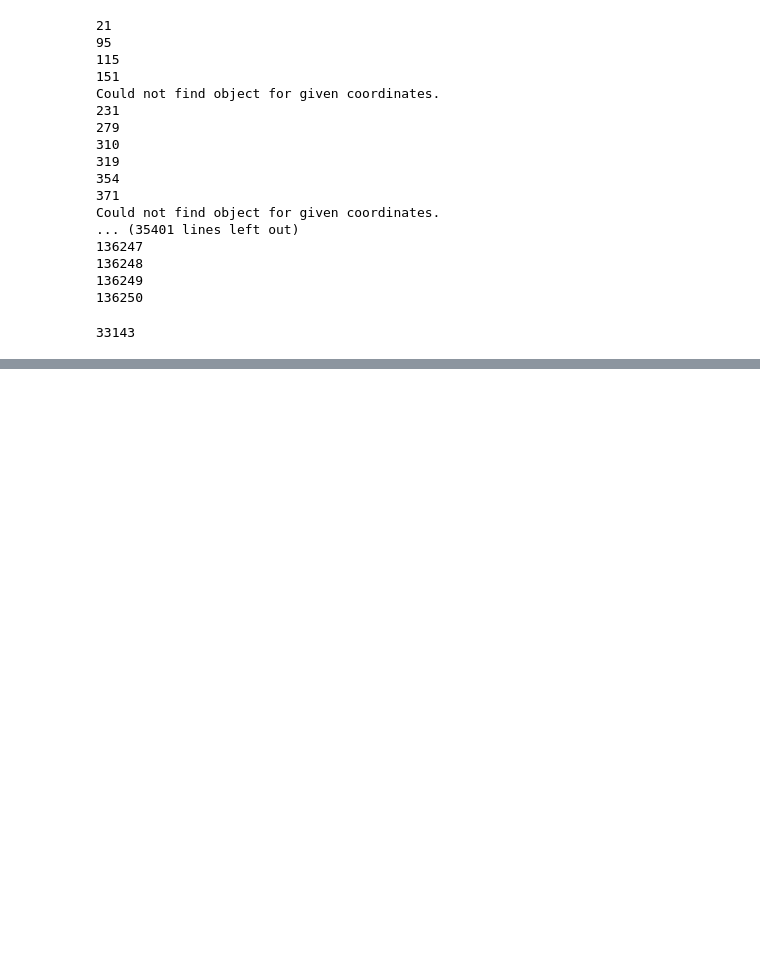
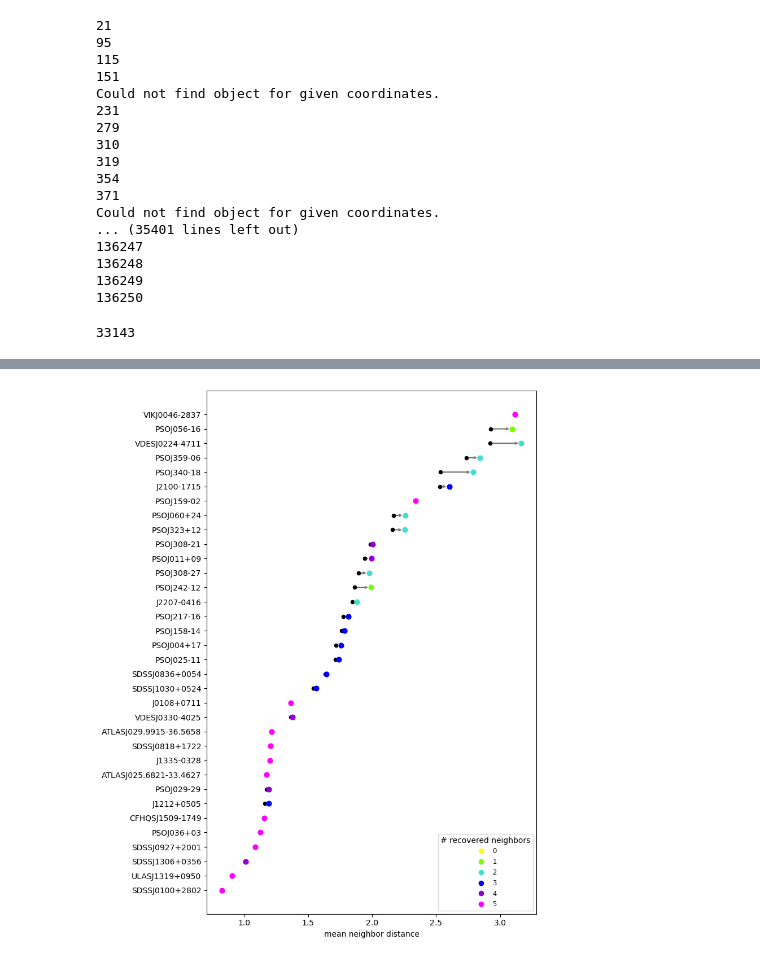
Before and after one commit to bartiosz/qso_nn, a Jupyter notebook: lbol_query.ipynb, the cells around one changed output, grey strips where cells are left out. Saved outputs shown, nothing was run; the diff lists cells and outputs as text; code cells hidden in the pictures; blank space fills up the shorter version.

```diff
--- a/lbol_query.ipynb
+++ b/lbol_query.ipynb
@@ -90,4 +91,19 @@ with open('/media/bartosz/USB STICK/BOSS_DR14_ext/meta_data_lbol_10%.txt', 'w')
         save.write('{} \t {} \t {} \t {} \t {} \t {} \t {} \n'.format(*x))
 save.close()
 # %%
-new_meta
+nn_ext = np.loadtxt('/media/bartosz/USB STICK/highz_data/highZ_NN_ext_plclbound.txt', dtype='str')
+nn_subtr = np.loadtxt('/media/bartosz/USB STICK/highz_data/highZ_NN_corr_lbol10%.txt', dtype='str')
+
+exc = ['J1535+1943','PSOJ215.1514-16.0417','ULASJ0148+0600','ULASJ1207+0630','VIKJ2318-3029','PSOJ183-12']
+mask = [q not in exc for q in nn_ext[:,0]]
+nn_ext= nn_ext[mask]
+
+nn_ext_dist = [[float(nn) for nn in NN[6:]] for NN in nn_ext]
+nn_subtr_dist = [[float(nn) for nn in NN[6:]] for NN in nn_subtr]
+
+nn_ext_mean = [np.mean(nn) for nn in nn_ext_dist]
+nn_subtr_mean = [np.mean(nn) for nn in nn_subtr_dist]
+
+
+
+# nn_subtr[:,0][mask] == nn_ext[:,0]
@@ -111,0 +110,61 @@ new_meta
+# %%
+import matplotlib.colors as mcolors
+
+nn_ext_idx = [[int(i) for i in NN[1:6]] for NN in nn_ext]
+nn_subtr_idx = [[int(i) for i in NN[1:6]] for NN in nn_subtr]
+
+
+diff = np.array(nn_ext_mean) - np.array(nn_subtr_mean)
+sort_idx = np.argsort(nn_ext_mean)
+diff_s = diff[sort_idx]
+
+qnames_s = nn_ext[:,0][sort_idx]
+nn_ext_mean_s = np.array(nn_ext_mean)[sort_idx]
+nn_subtr_mean_s = np.array(nn_subtr_mean)[sort_idx]
+
+print(diff_s[0])
+
+nn_ext_idx_s = np.array(nn_ext_idx)[sort_idx]
+nn_subtr_idx_s = np.array(nn_subtr_idx)[sort_idx]
+N=[]
+for i in range(len(qnames_s)):
+    n=0
+    for j in range(5):
+        if nn_ext_idx_s[i][j] in nn_subtr_idx_s[i]:
+            n+=1
+    N.append(n)
+print(N)
+
+fig, ax = plt.subplots(figsize=(8, 10))
+
+for i in range(len(qnames_s)):
+    x_start = nn_ext_mean_s[i]
+    x_end = nn_subtr_mean_s[i]
+    if diff_s[i]<-0.05:
+        x_end-=0.03
+    else: continue
+    y = qnames_s[i]
+    ax.annotate('', xy=(x_end, y), xytext=(x_start, y),
+                arrowprops=dict(facecolor='grey', shrink=0, headwidth=3, headlength=3, width=0.5, alpha=0.5))
+
+
+for i in range(len(qnames_s)):
+    ax.scatter(nn_ext_mean_s[i], qnames_s[i], color='black', s=20, marker='o' ,label='uncorr')
+    colors = ['yellow','lawngreen','turquoise','blue','darkviolet','magenta']
+    ax.scatter(nn_subtr_mean_s[i],qnames_s[i],color=colors[N[i]],s=40,marker='o',label='corr')
+
+handles, labels = ax.get_legend_handles_labels()
+custom_handles = [plt.Line2D([0], [0], marker='o', color=colors[0], linewidth=0),
+                  plt.Line2D([0], [0], marker='o', color=colors[1], linewidth=0),
+                  plt.Line2D([0], [0], marker='o', color=colors[2], linewidth=0),
+                  plt.Line2D([0], [0], marker='o', color=colors[3], linewidth=0),
+                  plt.Line2D([0], [0], marker='o', color=colors[4], linewidth=0),
+                  plt.Line2D([0], [0], marker='o', color=colors[5], linewidth=0)]
+custom_labels = ['0', '1', '2', '3','4','5']
+
+legend = ax.legend(custom_handles, custom_labels, loc='lower right', fontsize='small', title='# recovered neighbors')
+plt.xlabel('mean neighbor distance')
+plt.tight_layout()
+# plt.savefig('plots/analysis_plots/lbol_dN_change.png',bbox_inches='tight')
+plt.show()
+# %% [output]
@@ -111,0 +173 @@ new_meta
+[figure, added]
```
Also changed, not shown: parts of 3 cells of this notebook, 1 other file.
